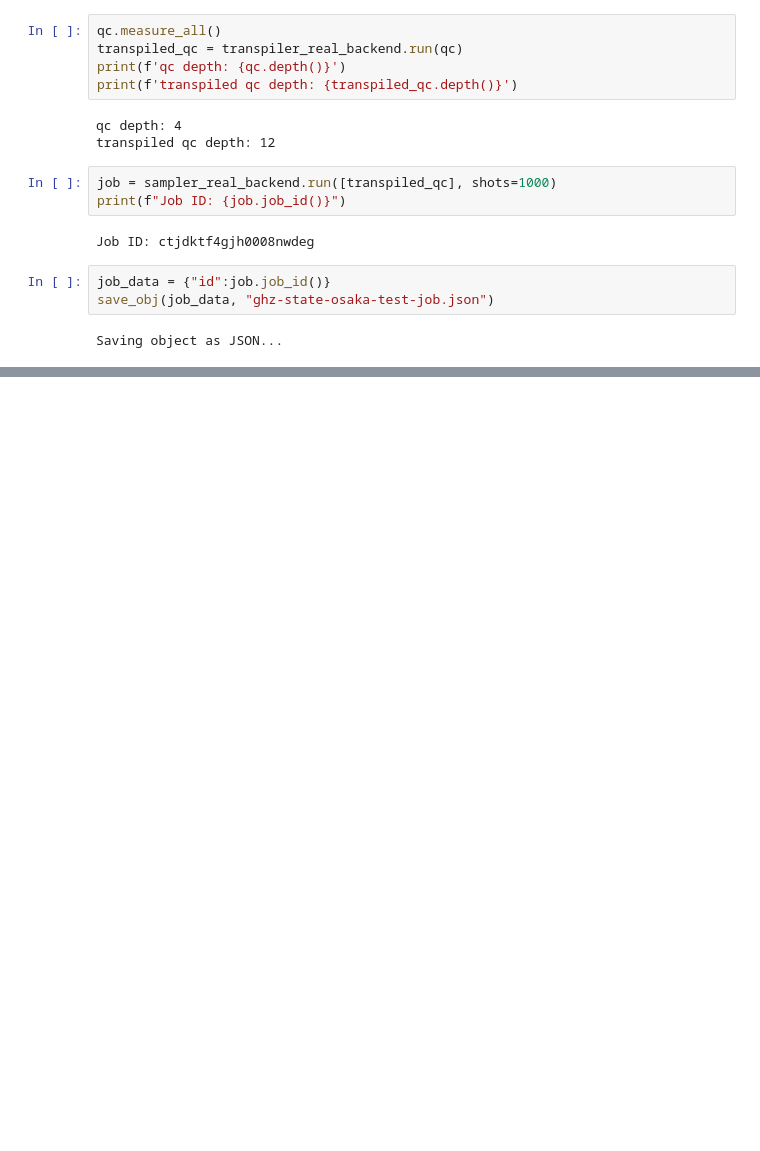
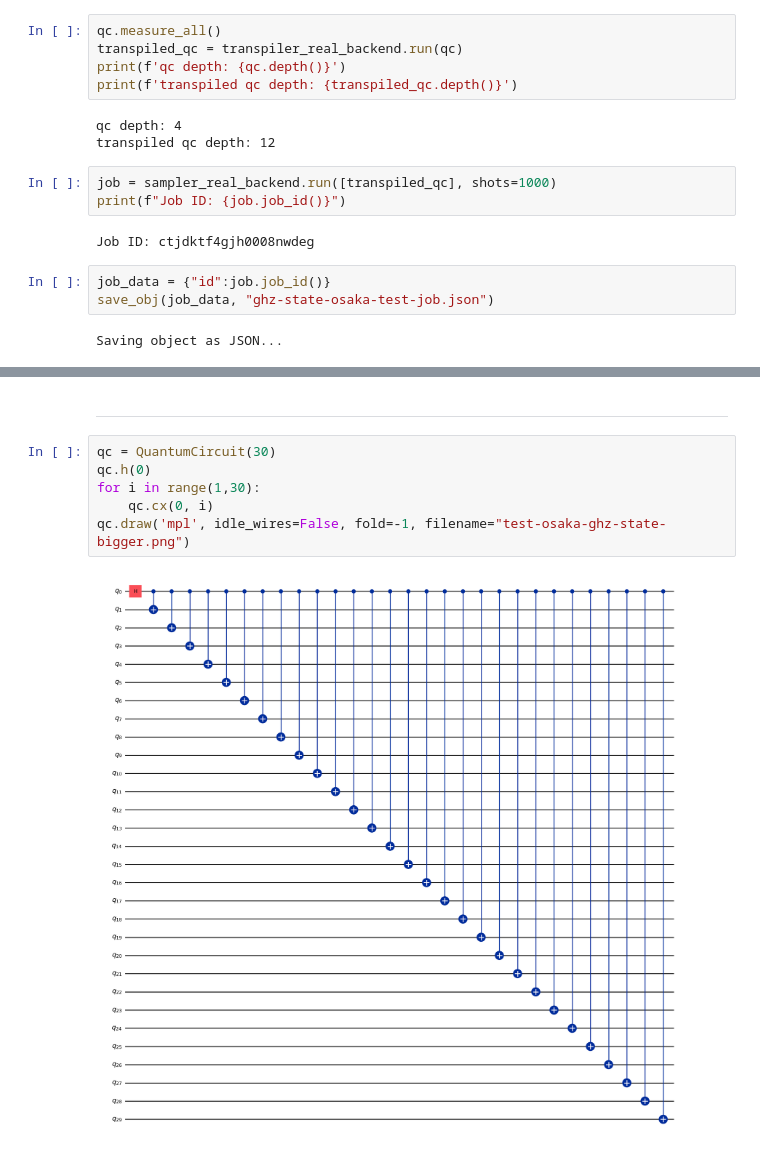
Before and after one commit to Dpbm/ghz, a Jupyter notebook: osaka-test.ipynb, the cells around one changed output, grey strips where cells are left out. Drawn from its saved outputs; the diff is of its cells as text; blank space fills up the shorter version.

Commit message:
updated ghz state osaka test

```diff
--- a/osaka-test.ipynb
+++ b/osaka-test.ipynb
@@ -73,0 +92,10 @@ Saving object as JSON...
+# %% [markdown]
+---
+# %%
+qc = QuantumCircuit(30)
+qc.h(0)
+for i in range(1,30):
+    qc.cx(0, i)
+qc.draw('mpl', idle_wires=False, fold=-1, filename="test-osaka-ghz-state-bigger.png")
+# %% [output]
+[figure, added]
```
Also changed, not shown: parts of 10 cells of this notebook, 3 other files.
